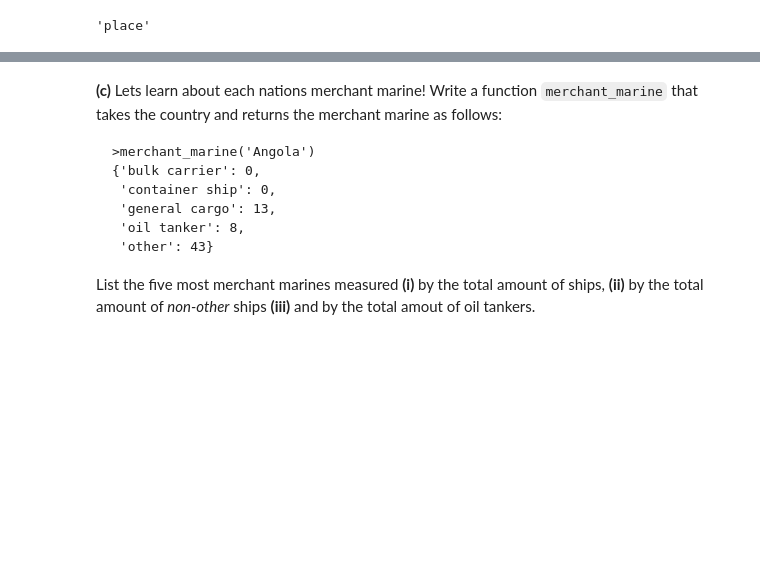
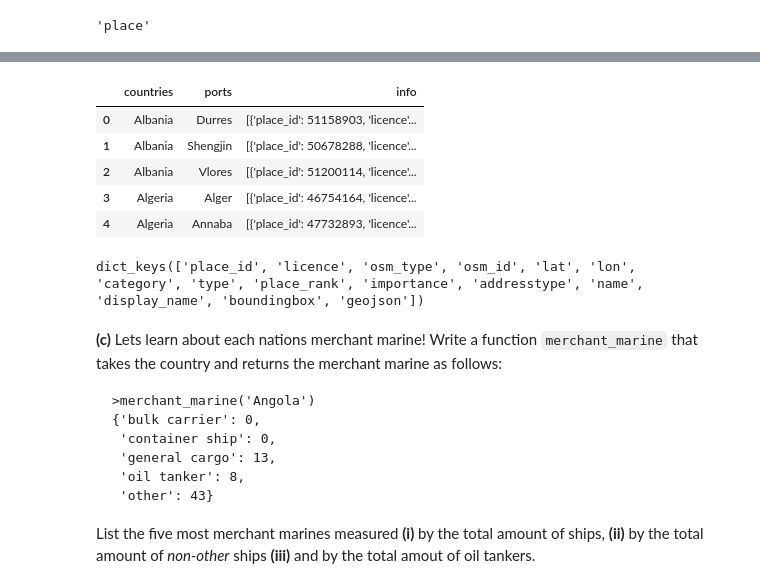
Before and after one commit to random-logic/sta141b-hw, a Jupyter notebook: 04-homework.ipynb, the cells around one changed output, grey strips where cells are left out. Cells and saved outputs as stored; diff of their text form; code cells hidden in the pictures; blank space fills up the shorter version.

```diff
--- a/04-homework.ipynb
+++ b/04-homework.ipynb
@@ -351,6 +411,21 @@ ports.to_csv("ports.csv", index=False)
 __(iii)__ Add markers to a world map identifying each found port. The result should look something like this:
 
 <img src="source/world.png" width="500" height="300">
+# %%
+ports.head()
+# %% [output]
+|  | countries | ports | info |
+| 0 | Albania | Durres | [{'place_id': 51158903, 'licence'... |
+| 1 | Albania | Shengjin | [{'place_id': 50678288, 'licence'... |
+| 2 | Albania | Vlores | [{'place_id': 51200114, 'licence'... |
+| 3 | Algeria | Alger | [{'place_id': 46754164, 'licence'... |
+| 4 | Algeria | Annaba | [{'place_id': 47732893, 'licence'... |
+# %%
+ports.loc[0, "info"][0].keys()
+
+# TODO:
+# %% [output]
+dict_keys(['place_id', 'licence', 'osm_type', 'osm_id', 'lat', 'lon', 'category', 'type', 'place_rank', 'importance', 'addresstype', 'name', 'display_name', 'boundingbox', 'geojson'])
 # %% [markdown]
 __(c)__ Lets learn about each nations merchant marine! Write a function `merchant_marine` that takes the country and returns the merchant marine as follows:
 
```
Also changed, not shown: parts of 11 cells of this notebook, 1 other file.
